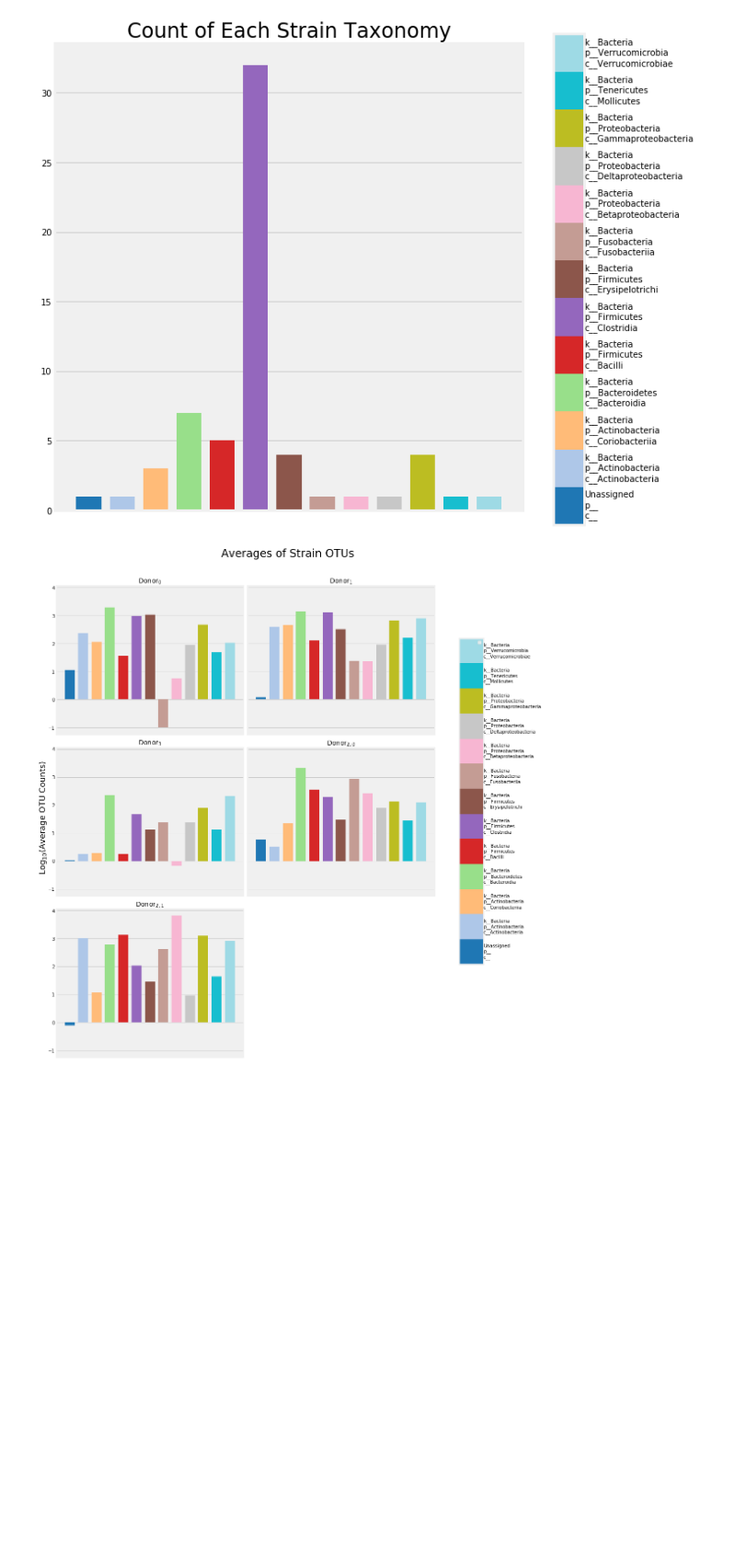
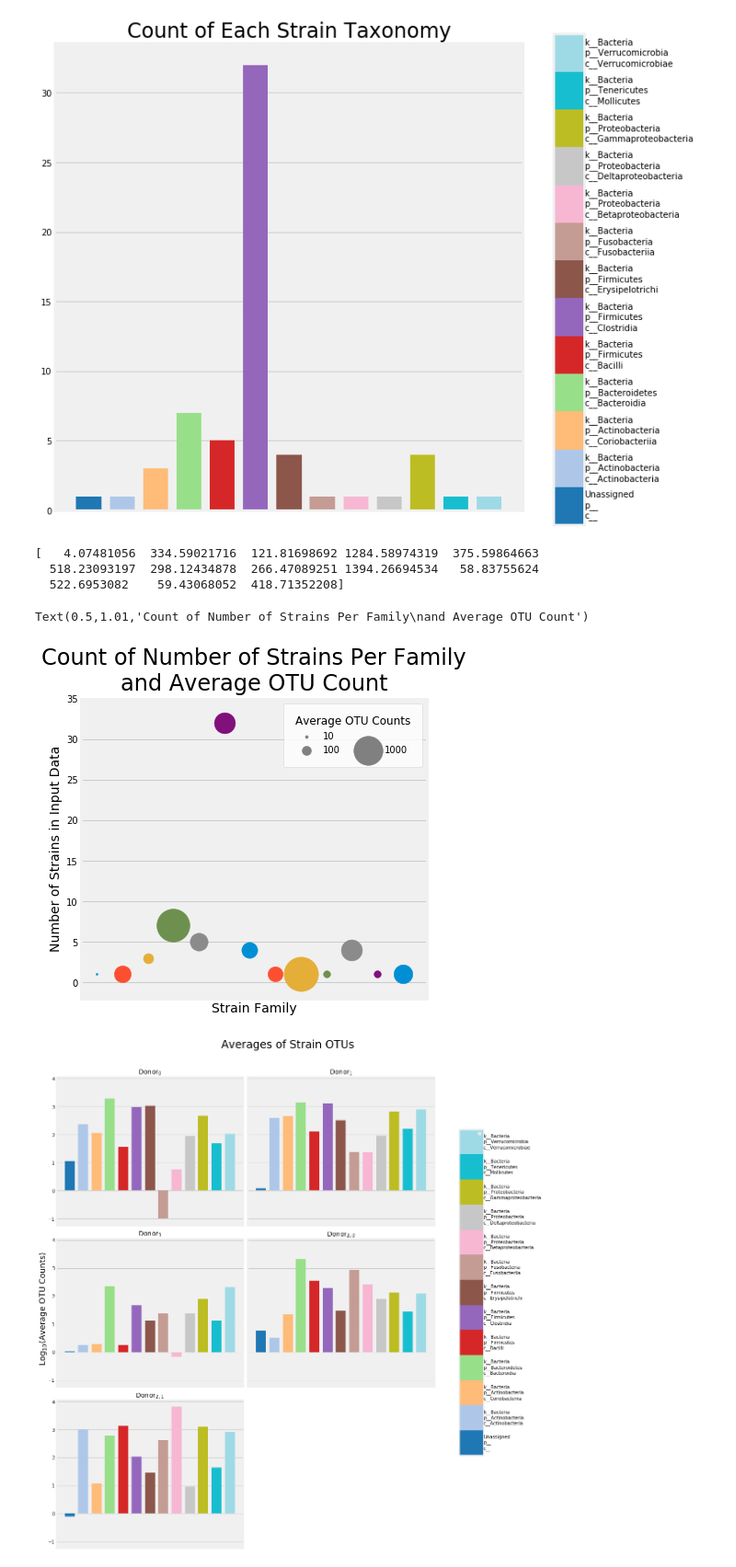
Before and after one commit to michaelwiest/microbiome-rnn, a Jupyter notebook: notebooks/Input Analysis.ipynb, the cells around one changed output. Shown at 92% size. Cells and saved outputs as stored; diff of their text form; code cells hidden in the pictures; blank space fills up the shorter version.

```diff
--- a/notebooks/Input Analysis.ipynb
+++ b/notebooks/Input Analysis.ipynb
@@ -123,6 +123,44 @@ for j, lab in enumerate(labels):
     cb.ax.text(1, (2 * j + 1) / 26.0, lab, ha='left', va='center', fontsize=10)
 # %% [output]
 [figure]
+# %%
+means_arr = np.array(means)
+group_means = means_arr.mean(axis=0)
+print(group_means)
+# %% [output]
+[   4.07481056  334.59021716  121.81698692 1284.58974319  375.59864663
+  518.23093197  298.12434878  266.47089251 1394.26694534   58.83755624
+  522.6953082    59.43068052  418.71352208]
+# %%
+fig, ax = plt.subplots(figsize=(6,6))
+for i in range(len(counts[0])):
+    plt.scatter(i, counts[0][i], s=group_means[i])
+plt.ylim(-2, 35)
+plt.scatter([],[], s=10, label='10', color='gray')
+
+plt.scatter([],[], s=100, label='100', color='gray')
+plt.scatter([],[], s=0, label=' ')
+plt.scatter([],[], s=1000, label='1000', color='gray')
+leg_labels = ["10", "100", "1000"]
+ax.set_xticklabels([])
+ax.set_xticks([])
+legend = plt.legend(frameon = 1,
+                    loc='upper right',
+                    fontsize=10,
+                    ncol=2,
+                    title='Average OTU Counts',
+                    borderpad = 1.3)
+legend.get_title().set_fontsize('12')
+frame = legend.get_frame()
+frame.set_facecolor('white')
+
+plt.xlabel('Strain Family', fontsize=14)
+plt.ylabel('Number of Strains in Input Data', fontsize=14)
+plt.title('Count of Number of Strains Per Family\nand Average OTU Count', fontsize=24, y=1.01)
+plt.show()
+# %% [output]
+Text(0.5,1.01,'Count of Number of Strains Per Family\nand Average OTU Count')
+[figure, added]
 # %%
 
 fig, ax = plt.subplots(num_rows, num_cols, figsize=(subplot_width, subplot_height),
```
Also changed, not shown: parts of 1 cell of this notebook, 1 other file.
